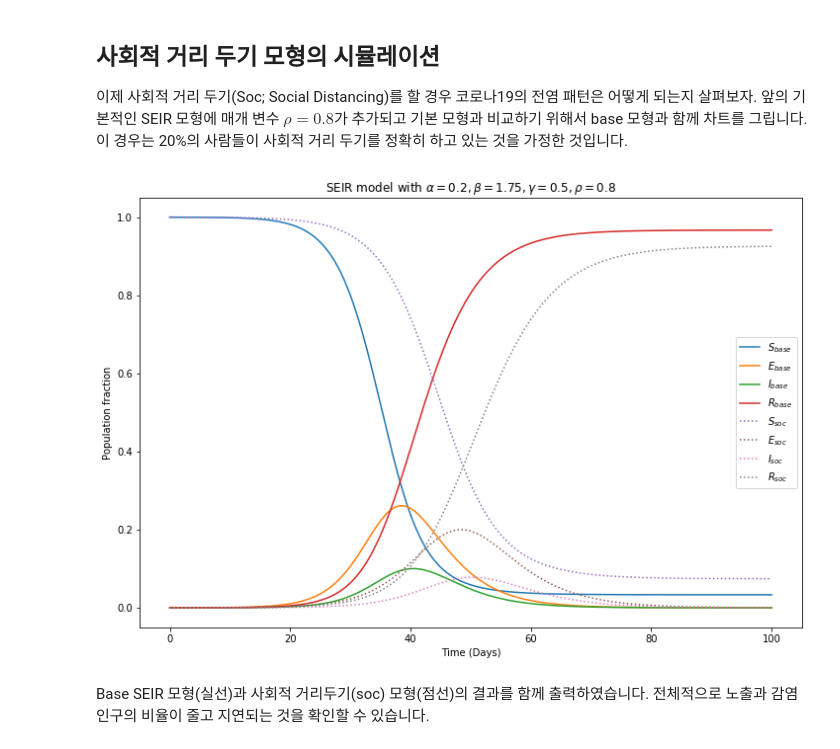
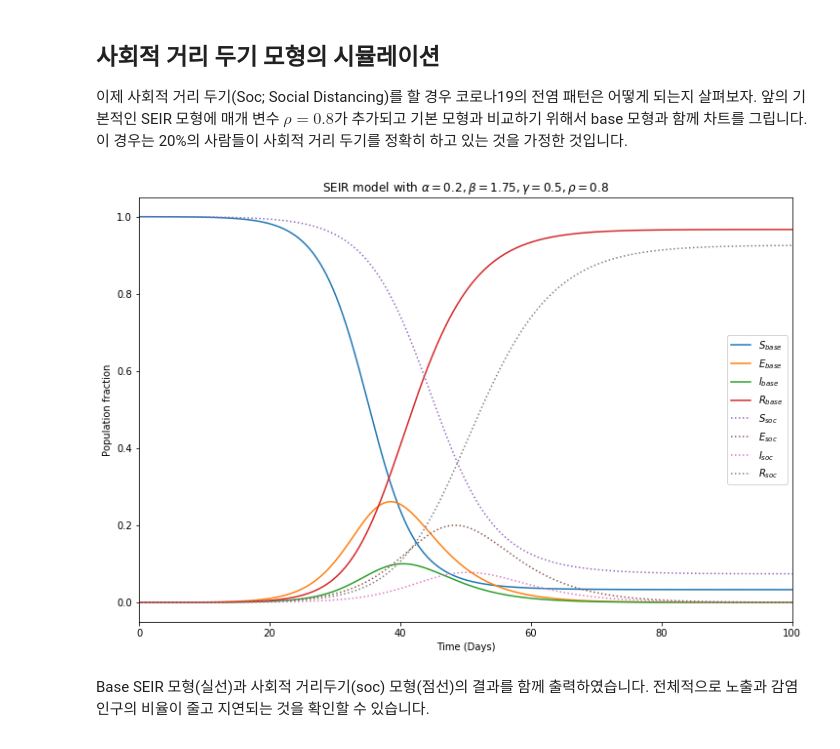
Before and after one commit to byeongchul/covid19-simulation, a Jupyter notebook: covid19-sim.ipynb, the cells around one changed output. Cells and saved outputs as stored; diff of their text form; code cells hidden in the pictures.

```diff
--- a/covid19-sim.ipynb
+++ b/covid19-sim.ipynb
@@ -243,7 +243,7 @@ def seir_model_with_soc_dist(init_vals, params, t):
 최대 100간을 시뮬레이션하고 인구는 1만명에 최초 감염자는 1명으로 가정하여 위에서 조사된 매개 변수값을 적용합니다.
 # %%
 # initial var. and parameters
-t_max = 100
+t_max = 300
 dt = .1
 scale_x = 1 / dt
 t = np.linspace(0, t_max, int(t_max/dt) + 1)
@@ -299,24 +299,24 @@ results_soc = seir_model_with_soc_dist(init_vals, params_soc, t)
 # %%
 # Plot results
 fig = plt.figure(figsize=(12,8))
 ax = fig.add_subplot(111)
 
 ax.plot(results_base, linestyle='-')
 ax.plot(results_soc,  linestyle=':')
 ax.legend(['$S_{base}$', '$E_{base}$', '$I_{base}$', '$R_{base}$',\
            '$S_{soc}$',  '$E_{soc}$',  '$I_{soc}$',  '$R_{soc}$'])
 
 ax.set_xlabel('Time (Days)')
 ticks_x = ticker.FuncFormatter(lambda x, pos: '{0:g}'.format(x/scale_x))
 ax.xaxis.set_major_formatter(ticks_x)
 
 ax.set_ylabel('Population fraction')
 ax.set_title(r'SEIR model with $\alpha={p[0]}, \beta={p[1]}, \gamma={p[2]}, \rho={p[3]}$'.format(p=params_soc) )
 
-
+plt.xlim(0,1000)
 plt.show()
 # %% [output]
-[figure, old version]
+[figure, new version]
 # %% [markdown]
 Base SEIR 모형(실선)과 사회적 거리두기(soc) 모형(점선)의 결과를 함께 출력하였습니다. 전체적으로 노출과 감염 인구의 비율이 줄고 지연되는 것을 확인할 수 있습니다.
 # %% [markdown]
```
Also changed, not shown: parts of 7 cells of this notebook.
